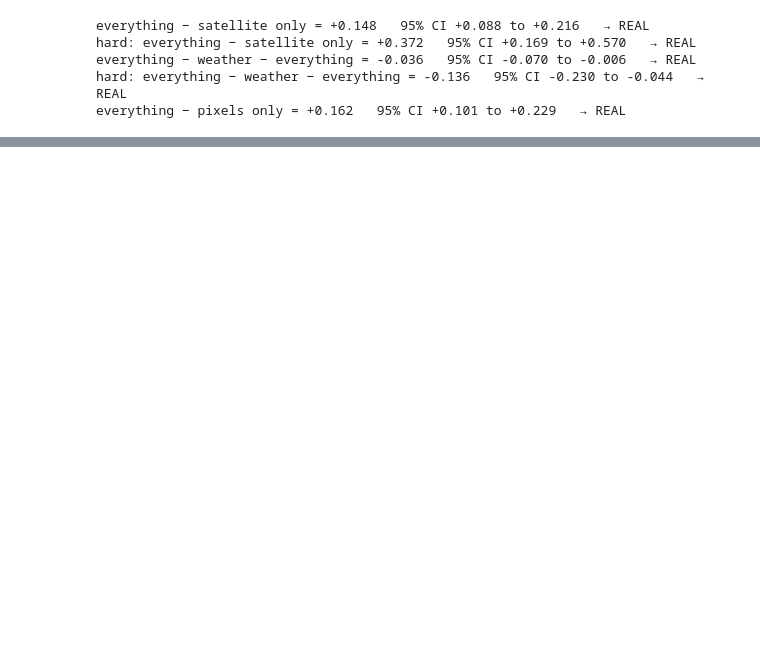
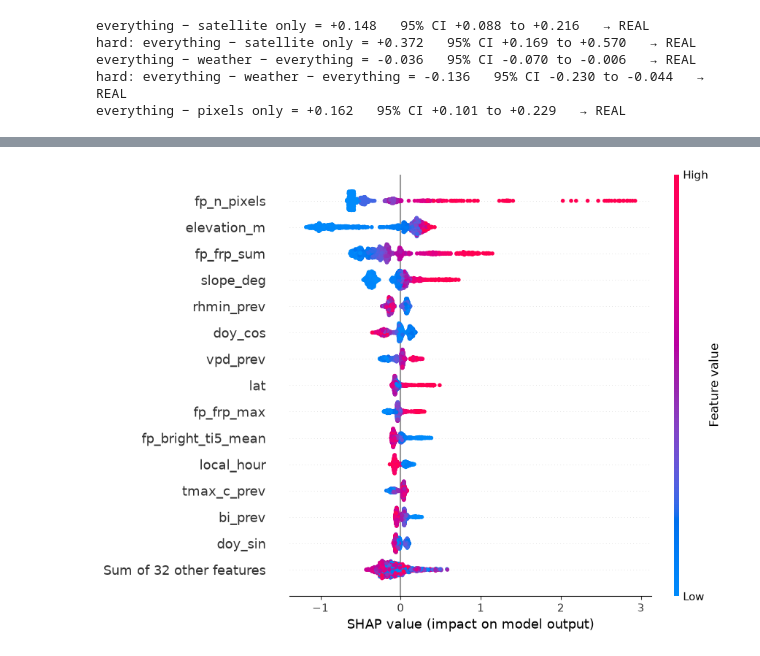
Before and after one commit to NijatTaghizada/wildfire-severity-prediction, a Jupyter notebook: notebooks/02_models.ipynb, the cells around one changed output, grey strips where cells are left out. Cells and saved outputs as stored; diff of their text form; code cells hidden in the pictures; blank space fills up the shorter version.

```diff
--- a/notebooks/02_models.ipynb
+++ b/notebooks/02_models.ipynb
@@ -522,0 +534,6 @@ everything − pixels only = +0.162   95% CI +0.101 to +0.229   → REAL
+# %%
+# 2) Beeswarm: one dot per fire per input
+#    position left/right = pushed toward small/big, colour = the input's value (red high, blue low)
+shap.plots.beeswarm(shap_values, max_display=15)
+# %% [output]
+[figure, added]
```
Also changed, not shown: parts of 3 cells of this notebook.
